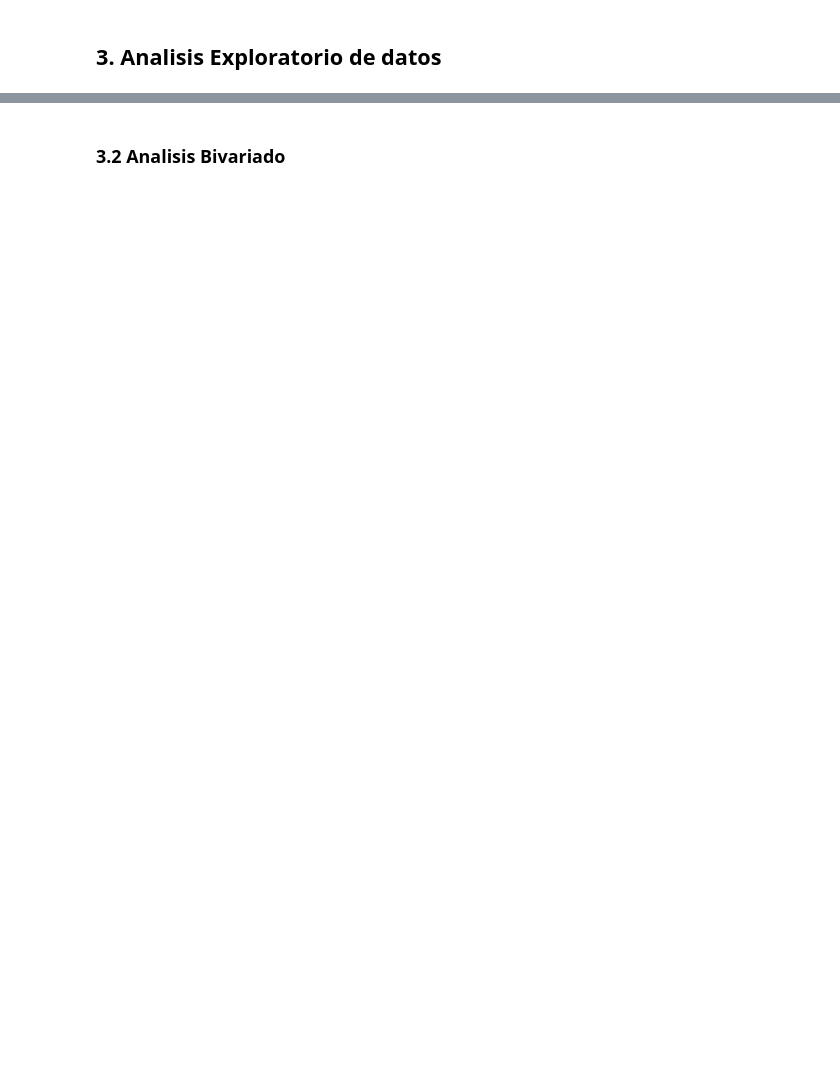
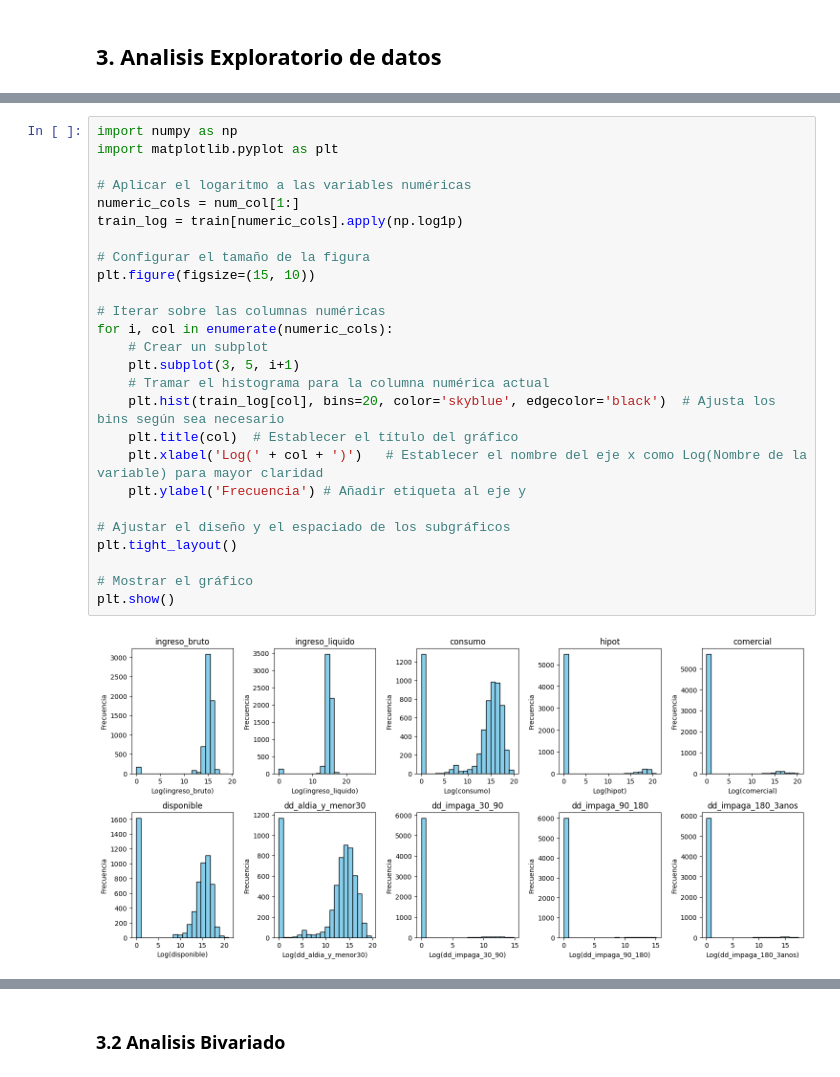
Before and after one commit to marioliza/machine_learning_tasks, a Jupyter notebook: classification/churn_rate/project_1/notebook.ipynb, the cells around one changed output, grey strips where cells are left out. Cells and saved outputs as stored; diff of their text form; blank space fills up the shorter version.

```diff
--- a/classification/churn_rate/project_1/notebook.ipynb
+++ b/classification/churn_rate/project_1/notebook.ipynb
@@ -88,0 +349,28 @@ A continuación se encuentran las secciones que se espera se desarrollen durante
+# %%
+import numpy as np
+import matplotlib.pyplot as plt
+
+# Aplicar el logaritmo a las variables numéricas
+numeric_cols = num_col[1:]
+train_log = train[numeric_cols].apply(np.log1p)
+
+# Configurar el tamaño de la figura
+plt.figure(figsize=(15, 10))
+
+# Iterar sobre las columnas numéricas
+for i, col in enumerate(numeric_cols):
+    # Crear un subplot
+    plt.subplot(3, 5, i+1)
+    # Tramar el histograma para la columna numérica actual
+    plt.hist(train_log[col], bins=20, color='skyblue', edgecolor='black')  # Ajusta los bins según sea necesario
+    plt.title(col)  # Establecer el título del gráfico
+    plt.xlabel('Log(' + col + ')')   # Establecer el nombre del eje x como Log(Nombre de la variable) para mayor claridad
+    plt.ylabel('Frecuencia') # Añadir etiqueta al eje y
+
+# Ajustar el diseño y el espaciado de los subgráficos
+plt.tight_layout()
+
+# Mostrar el gráfico
+plt.show()
+# %% [output]
+[figure, added]
```
Also changed, not shown: parts of 37 cells of this notebook, 3 other files.
